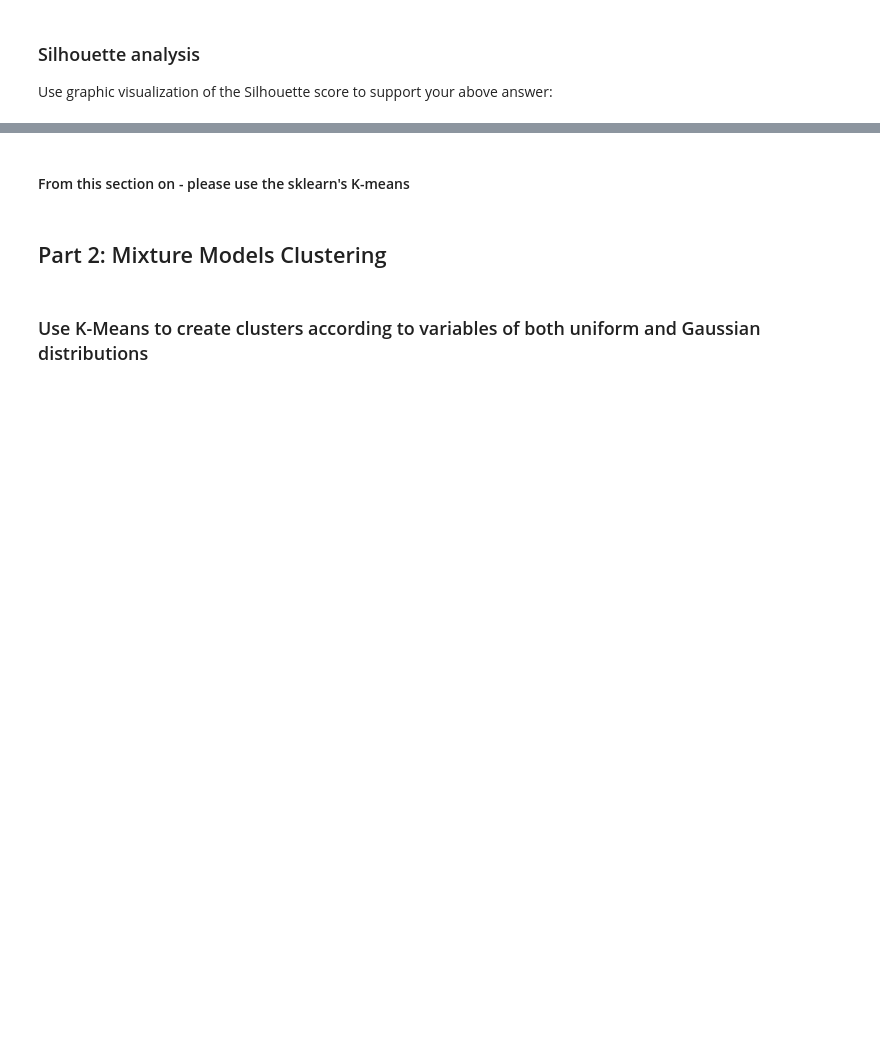
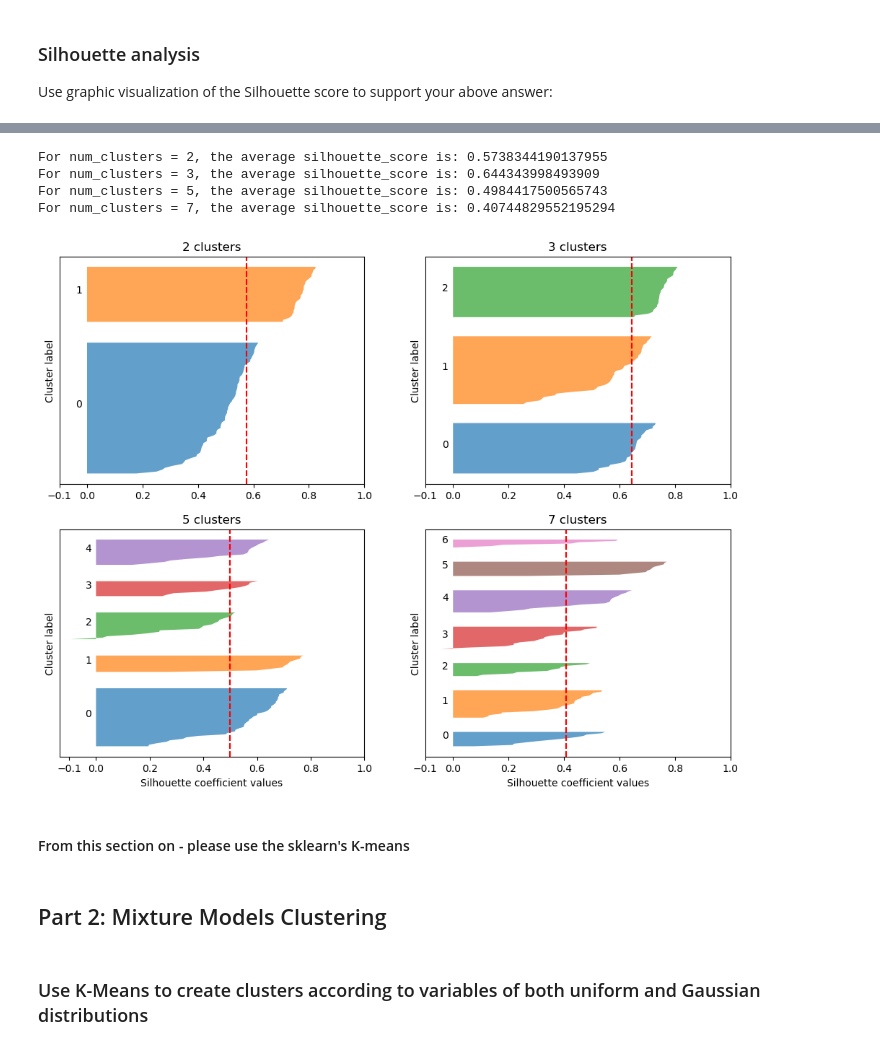
Before and after one commit to JaneAmi/YData_UL, a Jupyter notebook: HW1_clustering/UL_HW1_Clustering.ipynb, the cells around one changed output, grey strips where cells are left out. Cells and saved outputs as stored; diff of their text form; code cells hidden in the pictures; blank space fills up the shorter version.

Commit message:
upd silhouette an

```diff
--- a/HW1_clustering/UL_HW1_Clustering.ipynb
+++ b/HW1_clustering/UL_HW1_Clustering.ipynb
@@ -275,3 +234,21 @@ For num_clusters = 7 The average silhouette_score is : 0.4671697016832463
+# %%
+num_clusters = [2, 3, 5, 7]
+plt.figure(figsize=(12,int(len(num_clusters)*4.5/2)))
+i = 1
+for k in num_clusters:
+    n_km_est = k_means(k)
+    n_km_est.fit(EMR3d1)
+    plt.subplot(int(len(num_clusters)/2), 2, i)
+    plot_Silhouette(EMR3d1, n_km_est.labels, k)
+    if i in [len(num_clusters), len(num_clusters)-1]:
+        plt.xlabel("Silhouette coefficient values")
+    i += 1
+# %% [output]
+For num_clusters = 2, the average silhouette_score is: 0.5738344190137955
+For num_clusters = 3, the average silhouette_score is: 0.644343998493909
+For num_clusters = 5, the average silhouette_score is: 0.4984417500565743
+For num_clusters = 7, the average silhouette_score is: 0.40744829552195294
+[figure, added]
 # %% [markdown]
 #### From this section on - please use the sklearn's K-means
 # %% [markdown]
```
Also changed, not shown: parts of 7 cells of this notebook.
